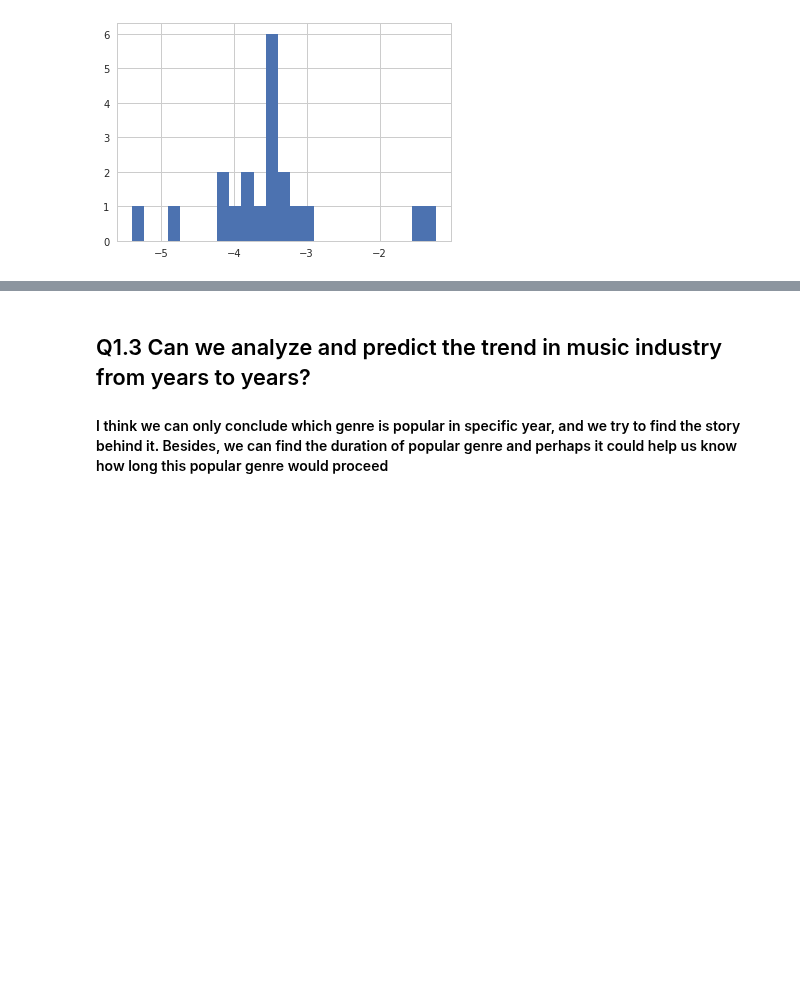
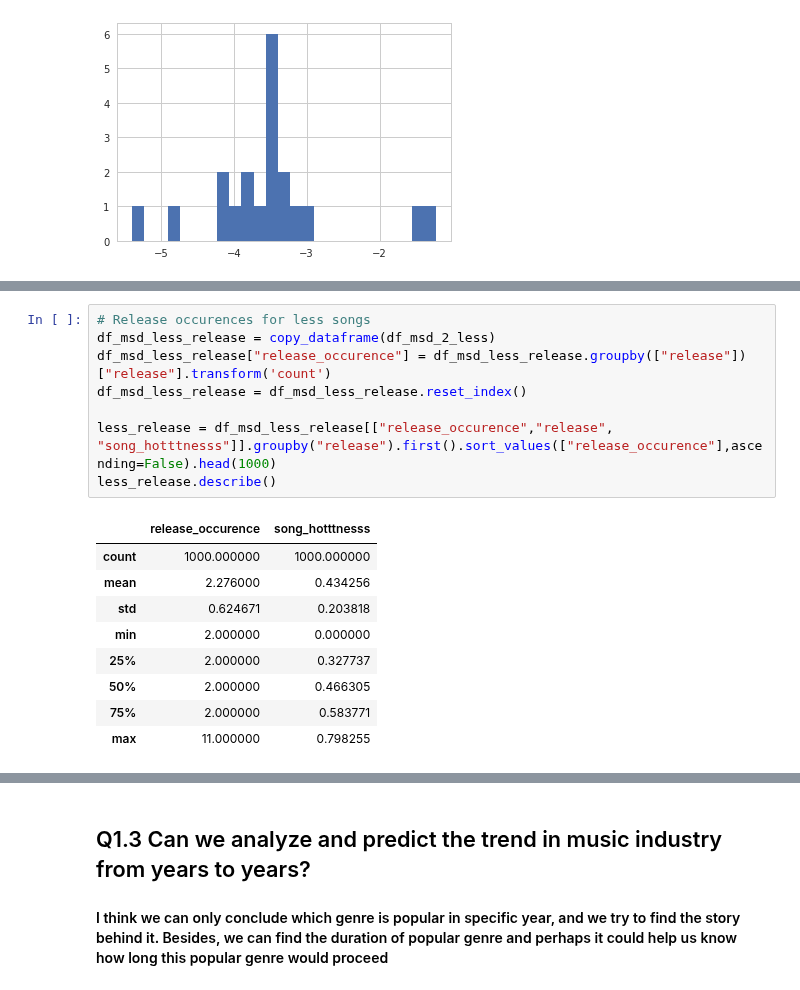
Before and after one commit to sanadhis/ADA-2017, a Jupyter notebook: project/Question1.ipynb, the cells around one changed output, grey strips where cells are left out. Drawn from its saved outputs; the diff is of its cells as text; blank space fills up the shorter version.

```diff
--- a/project/Question1.ipynb
+++ b/project/Question1.ipynb
@@ -607,0 +654,18 @@ df_msd_reduced.shape
+# %%
+# Release occurences for less songs
+df_msd_less_release = copy_dataframe(df_msd_2_less)
+df_msd_less_release["release_occurence"] = df_msd_less_release.groupby(["release"])["release"].transform('count')
+df_msd_less_release = df_msd_less_release.reset_index()
+
+less_release = df_msd_less_release[["release_occurence","release", "song_hotttnesss"]].groupby("release").first().sort_values(["release_occurence"],ascending=False).head(1000)
+less_release.describe()
+# %% [output]
+|  | release_occurence | song_hotttnesss |
+| count | 1000.000000 | 1000.000000 |
+| mean | 2.276000 | 0.434256 |
+| std | 0.624671 | 0.203818 |
+| min | 2.000000 | 0.000000 |
+| 25% | 2.000000 | 0.327737 |
+| 50% | 2.000000 | 0.466305 |
+| 75% | 2.000000 | 0.583771 |
+| max | 11.000000 | 0.798255 |
```
Also changed, not shown: parts of 32 cells of this notebook, 1 other file.
